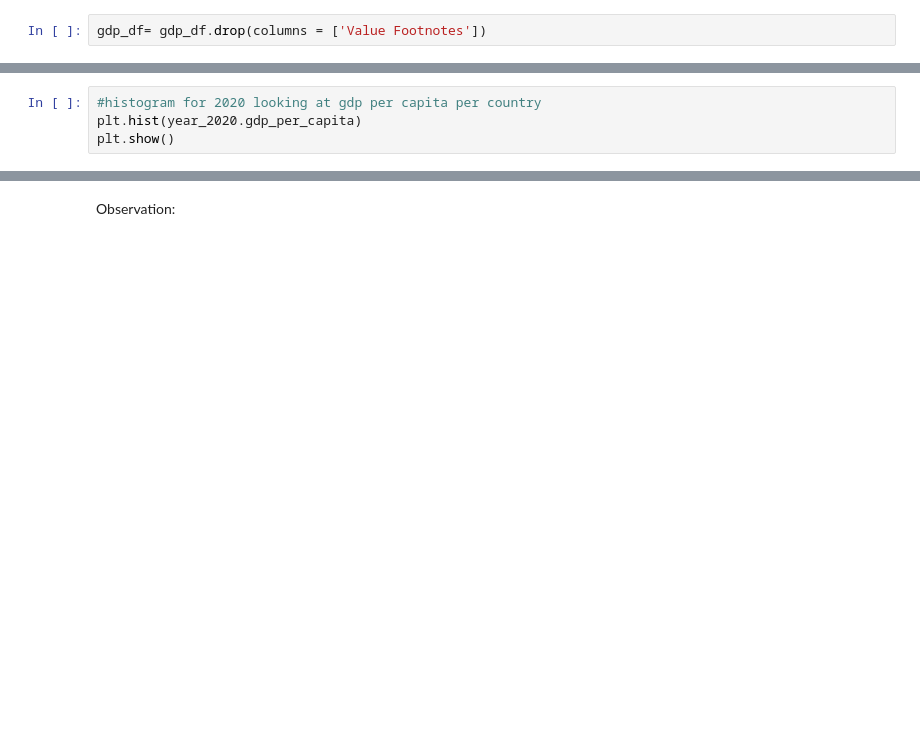
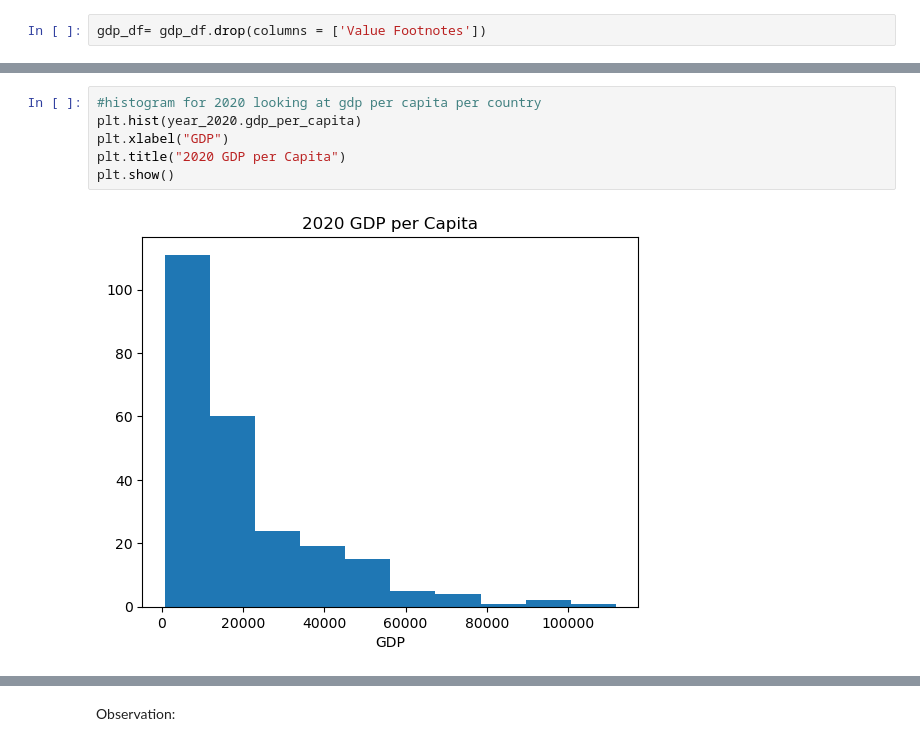
Before and after one commit to NSS-Data-Analytics-Cohort-10/gdp-and-internet-usage-megyg6, a Jupyter notebook: notebooks/gdp_and_internet_usage_notebook.ipynb, the cells around one changed output, grey strips where cells are left out. Cells and saved outputs as stored; diff of their text form; blank space fills up the shorter version.

Commit message:
slight revisions done (charts labeled)

```diff
--- a/notebooks/gdp_and_internet_usage_notebook.ipynb
+++ b/notebooks/gdp_and_internet_usage_notebook.ipynb
@@ -59,7 +205,11 @@ year_2020.head()
 # %%
 #histogram for 2020 looking at gdp per capita per country
 plt.hist(year_2020.gdp_per_capita)
+plt.xlabel("GDP")
+plt.title("2020 GDP per Capita")
 plt.show()
+# %% [output]
+[figure, added]
 # %%
 # density plot for 2020 looking at gdp per capita per country
 
```
Also changed, not shown: parts of 100 cells of this notebook.
